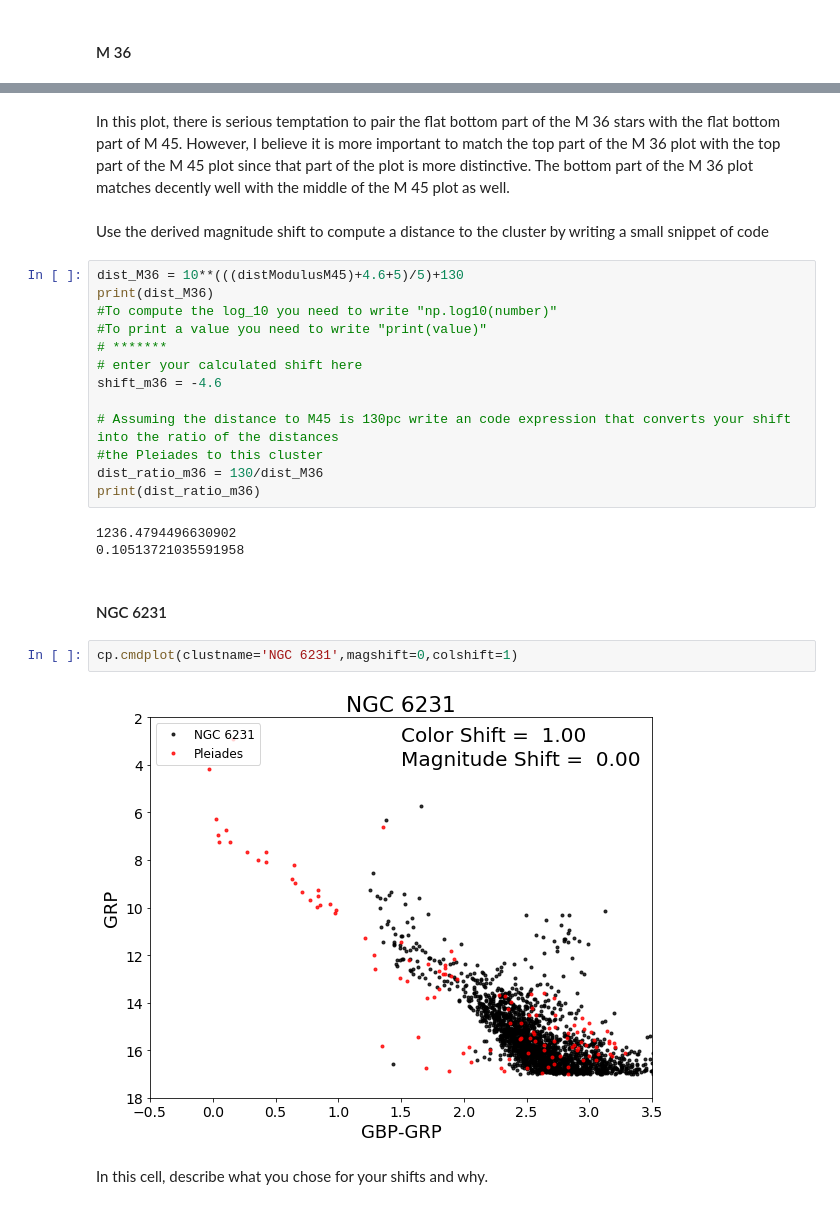
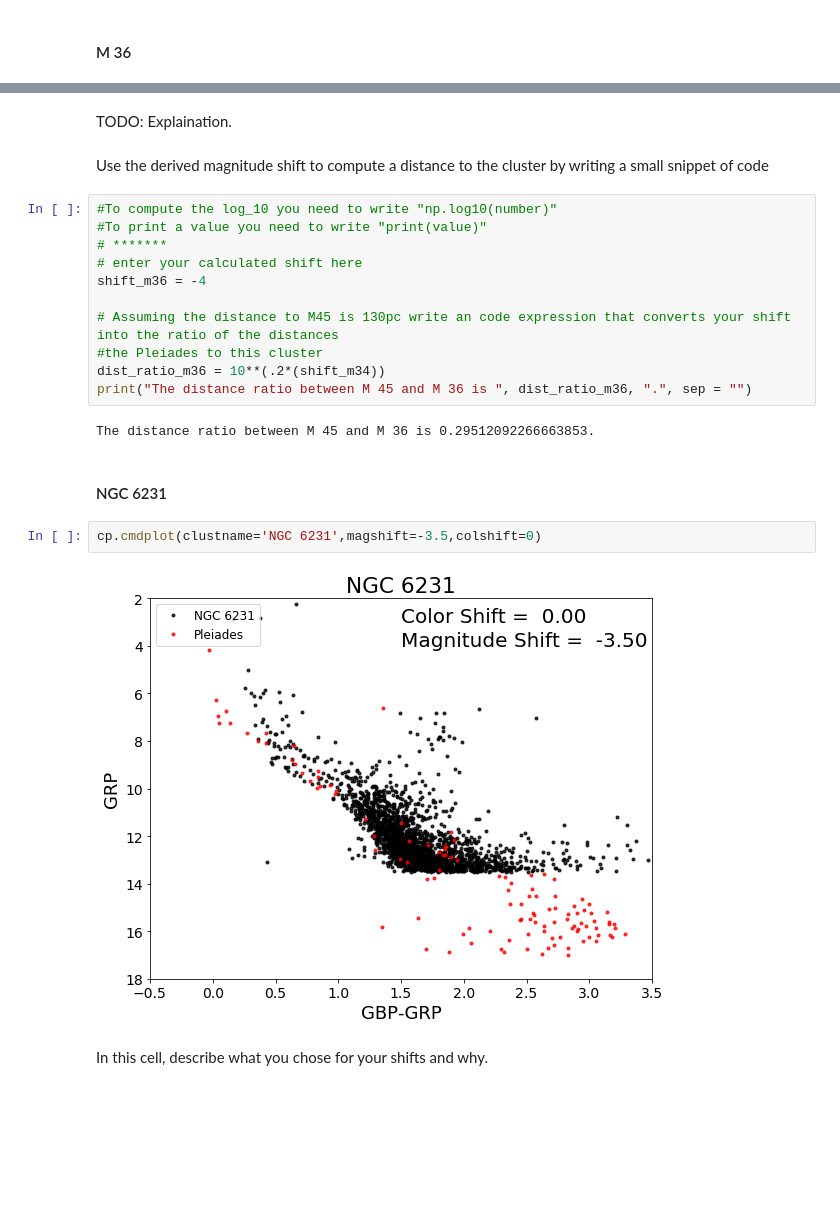
Before and after one commit to ThomasGartman/ASTR596_HW2, a Jupyter notebook: cluster_plot_student.ipynb, the cells around one changed output, grey strips where cells are left out. Saved outputs shown, nothing was run; the diff lists cells and outputs as text; blank space fills up the shorter version.

```diff
--- a/cluster_plot_student.ipynb
+++ b/cluster_plot_student.ipynb
@@ -80,29 +69,26 @@ cp.cmdplot(clustname='M 36',magshift=-4.6,colshift=-.15)
-# %% [markdown]
-In this plot, there is serious temptation to pair the flat bottom part of the M 36 stars with the flat bottom part of M 45. However, I believe it is more important to match the top part of the M 36 plot with the top part of the M 45 plot since that part of the plot is more distinctive. The bottom part of the M 36 plot matches decently well with the middle of the M 45 plot as well.
+# %% [markdown]
+TODO: Explaination.
 # %% [markdown]
 Use the derived magnitude shift to compute a distance to the cluster by writing a small snippet of code
 # %%
-dist_M36 = 10**(((distModulusM45)+4.6+5)/5)+130
-print(dist_M36)
 #To compute the log_10 you need to write "np.log10(number)"
 #To print a value you need to write "print(value)"
 # *******
 # enter your calculated shift here
-shift_m36 = -4.6
+shift_m36 = -4
 
 # Assuming the distance to M45 is 130pc write an code expression that converts your shift into the ratio of the distances
 #the Pleiades to this cluster
-dist_ratio_m36 = 130/dist_M36
-print(dist_ratio_m36)
+dist_ratio_m36 = 10**(.2*(shift_m34))
+print("The distance ratio between M 45 and M 36 is ", dist_ratio_m36, ".", sep = "")
 # %% [output]
-1236.4794496630902
-0.10513721035591958
+The distance ratio between M 45 and M 36 is 0.29512092266663853.
 # %% [markdown]
 #### NGC 6231
 # %%
-cp.cmdplot(clustname='NGC 6231',magshift=0,colshift=1)
+cp.cmdplot(clustname='NGC 6231',magshift=-3.5,colshift=0)
 # %% [output]
-[figure, old version]
+[figure, new version]
 # %% [markdown]
 In this cell, describe what you chose for your shifts and why.
 # %% [markdown]
```
Also changed, not shown: parts of 10 cells of this notebook, 1 other file.
